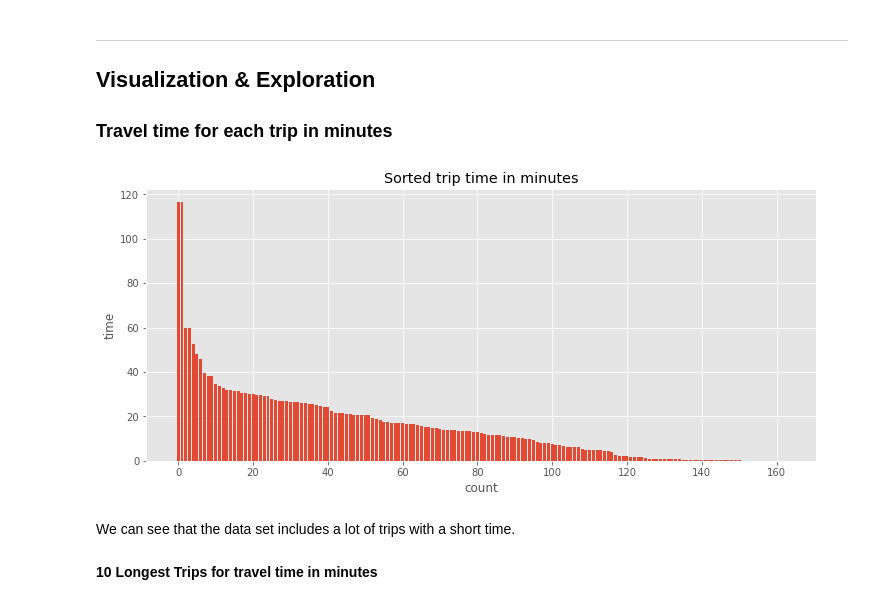
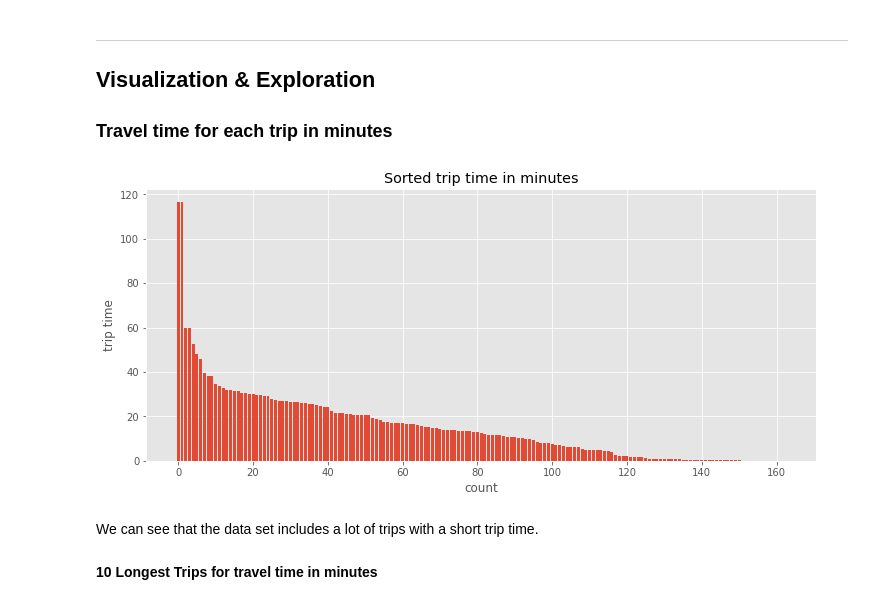
Before and after one commit to MoBran/bi2_project, a Jupyter notebook: src/DataExploration.ipynb, the cells around one changed output. Cells and saved outputs as stored; diff of their text form; code cells hidden in the pictures.

Commit message:
proof reading of DataExploration.html

```diff
--- a/src/DataExploration.ipynb
+++ b/src/DataExploration.ipynb
@@ -197,14 +213,14 @@ sorted_trip_times = trips_per_track_id.sort_values(by="trip_time_in_minutes",asc
 # %%
 fig , ax = plt.subplots(figsize=(12,5))
 ax.bar(range(tracks.shape[0]), sorted_trip_times["trip_time_in_minutes"])
-ax.set_ylabel('time')
+ax.set_ylabel('trip time')
 ax.set_xlabel('count')
 ax.set_title("Sorted trip time in minutes")
 plt.show();
 # %% [output]
-[figure, old version]
+[figure, new version]
 # %% [markdown]
-We can see that the data set includes a lot of trips with a short time.
+We can see that the data set includes a lot of trips with a short trip time.
 # %% [markdown]
 **10 Longest Trips for travel time in minutes**
 # %%
```
Also changed, not shown: parts of 18 cells of this notebook, 3 other files.
